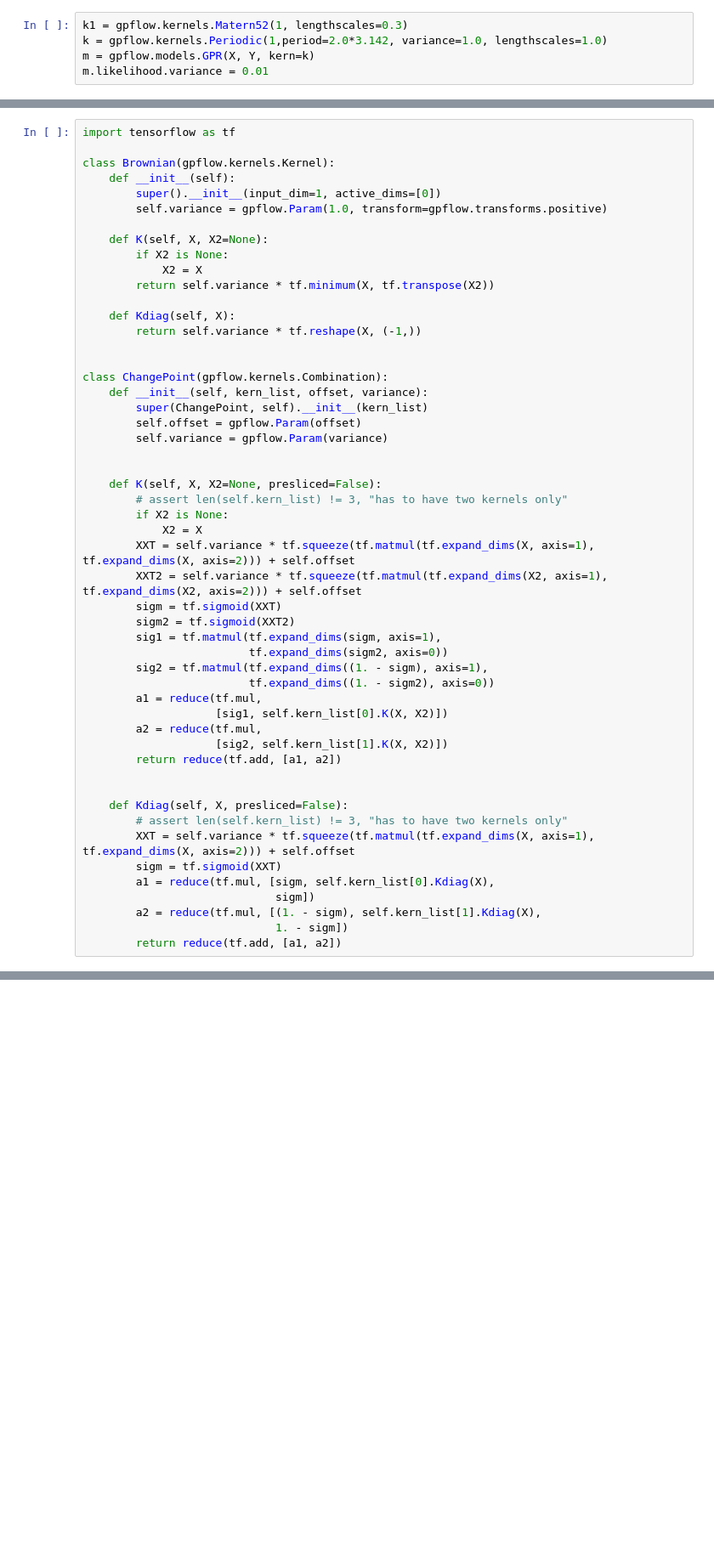
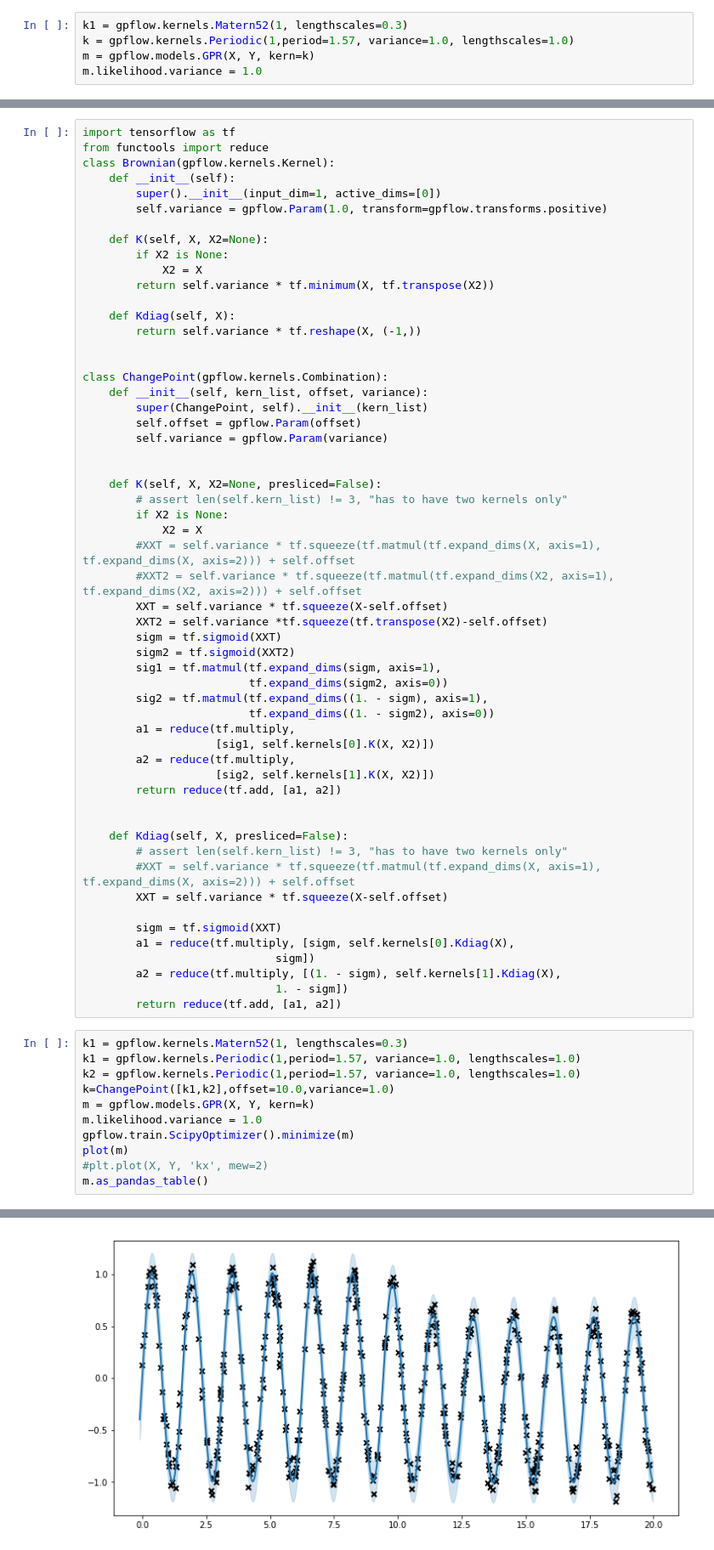
Before and after one commit to ctorney/gp_shift, a Jupyter notebook: analysis/test_area.ipynb, the cells around one changed output, grey strips where cells are left out. Shown at 85% size. Cells and saved outputs as stored; diff of their text form; blank space fills up the shorter version.

Commit message:
working periodic change point

```diff
--- a/analysis/test_area.ipynb
+++ b/analysis/test_area.ipynb
@@ -107,8 +121,8 @@ plt.plot(X, Y, 'kx', mew=2)
 # %%
 k1 = gpflow.kernels.Matern52(1, lengthscales=0.3)
-k = gpflow.kernels.Periodic(1,period=2.0*3.142, variance=1.0, lengthscales=1.0)
+k = gpflow.kernels.Periodic(1,period=1.57, variance=1.0, lengthscales=1.0)
 m = gpflow.models.GPR(X, Y, kern=k)
-m.likelihood.variance = 0.01
+m.likelihood.variance = 1.0
 # %%
 def plot(m):
     xx = np.linspace(-0.1, max(X), 1000).reshape(1000, 1)
@@ -141,6 +167,6 @@ m.as_pandas_table()
 # %%
 import tensorflow as tf
-
+from functools import reduce
 class Brownian(gpflow.kernels.Kernel):
     def __init__(self):
         super().__init__(input_dim=1, active_dims=[0])
@@ -166,27 +192,43 @@ class ChangePoint(gpflow.kernels.Combination):
         # assert len(self.kern_list) != 3, "has to have two kernels only"
         if X2 is None:
             X2 = X
-        XXT = self.variance * tf.squeeze(tf.matmul(tf.expand_dims(X, axis=1), tf.expand_dims(X, axis=2))) + self.offset
-        XXT2 = self.variance * tf.squeeze(tf.matmul(tf.expand_dims(X2, axis=1), tf.expand_dims(X2, axis=2))) + self.offset
+        #XXT = self.variance * tf.squeeze(tf.matmul(tf.expand_dims(X, axis=1), tf.expand_dims(X, axis=2))) + self.offset
+        #XXT2 = self.variance * tf.squeeze(tf.matmul(tf.expand_dims(X2, axis=1), tf.expand_dims(X2, axis=2))) + self.offset
+        XXT = self.variance * tf.squeeze(X-self.offset)
+        XXT2 = self.variance *tf.squeeze(tf.transpose(X2)-self.offset)
         sigm = tf.sigmoid(XXT)
         sigm2 = tf.sigmoid(XXT2)
         sig1 = tf.matmul(tf.expand_dims(sigm, axis=1),
                          tf.expand_dims(sigm2, axis=0))
         sig2 = tf.matmul(tf.expand_dims((1. - sigm), axis=1),
                          tf.expand_dims((1. - sigm2), axis=0))
-        a1 = reduce(tf.mul,
-                    [sig1, self.kern_list[0].K(X, X2)])
-        a2 = reduce(tf.mul,
-                    [sig2, self.kern_list[1].K(X, X2)])
+        a1 = reduce(tf.multiply,
+                    [sig1, self.kernels[0].K(X, X2)])
+        a2 = reduce(tf.multiply,
+                    [sig2, self.kernels[1].K(X, X2)])
         return reduce(tf.add, [a1, a2])
 
 
     def Kdiag(self, X, presliced=False):
         # assert len(self.kern_list) != 3, "has to have two kernels only"
-        XXT = self.variance * tf.squeeze(tf.matmul(tf.expand_dims(X, axis=1), tf.expand_dims(X, axis=2))) + self.offset
+        #XXT = self.variance * tf.squeeze(tf.matmul(tf.expand_dims(X, axis=1), tf.expand_dims(X, axis=2))) + self.offset
+        XXT = self.variance * tf.squeeze(X-self.offset)
+
         sigm = tf.sigmoid(XXT)
-        a1 = reduce(tf.mul, [sigm, self.kern_list[0].Kdiag(X),
+        a1 = reduce(tf.multiply, [sigm, self.kernels[0].Kdiag(X),
                              sigm])
-        a2 = reduce(tf.mul, [(1. - sigm), self.kern_list[1].Kdiag(X),
+        a2 = reduce(tf.multiply, [(1. - sigm), self.kernels[1].Kdiag(X),
                              1. - sigm])
         return reduce(tf.add, [a1, a2])
+# %%
+k1 = gpflow.kernels.Matern52(1, lengthscales=0.3)
+k1 = gpflow.kernels.Periodic(1,period=1.57, variance=1.0, lengthscales=1.0)
+k2 = gpflow.kernels.Periodic(1,period=1.57, variance=1.0, lengthscales=1.0)
+k=ChangePoint([k1,k2],offset=10.0,variance=1.0)
+m = gpflow.models.GPR(X, Y, kern=k)
+m.likelihood.variance = 1.0
+gpflow.train.ScipyOptimizer().minimize(m)
+plot(m)
+#plt.plot(X, Y, 'kx', mew=2)
+m.as_pandas_table()
+# %% [output]
@@ -192,0 +250 @@ class ChangePoint(gpflow.kernels.Combination):
+[figure, added]
```
Also changed, not shown: parts of 7 cells of this notebook.
